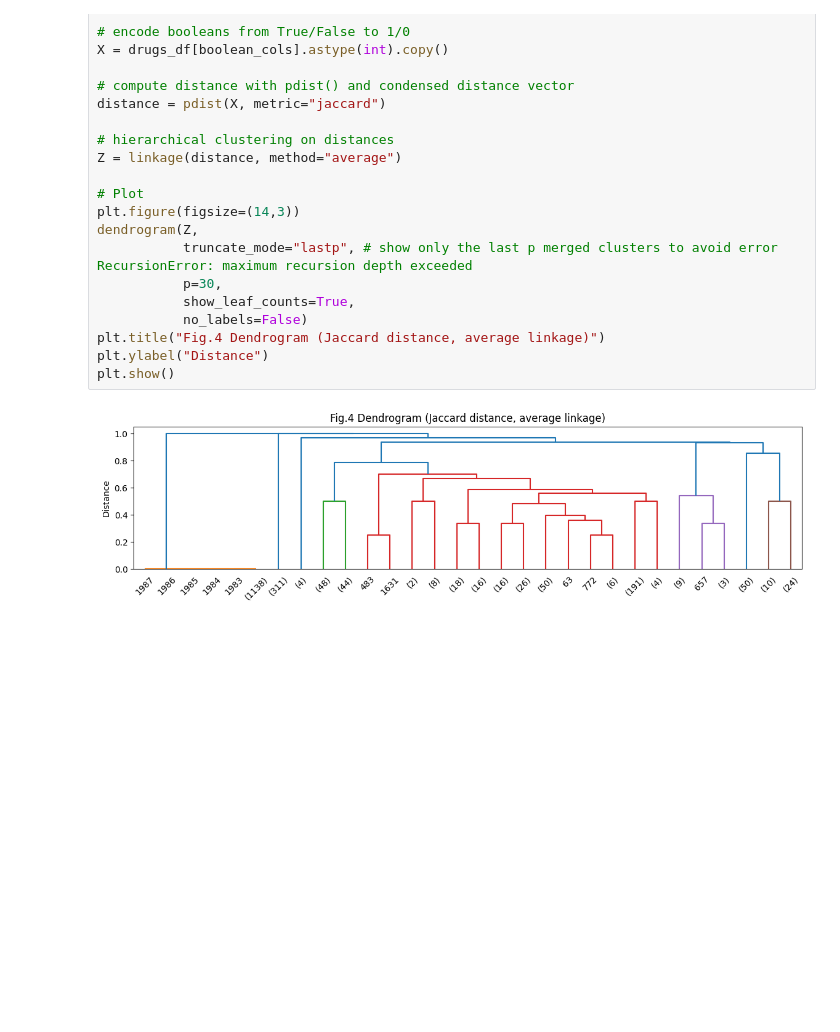
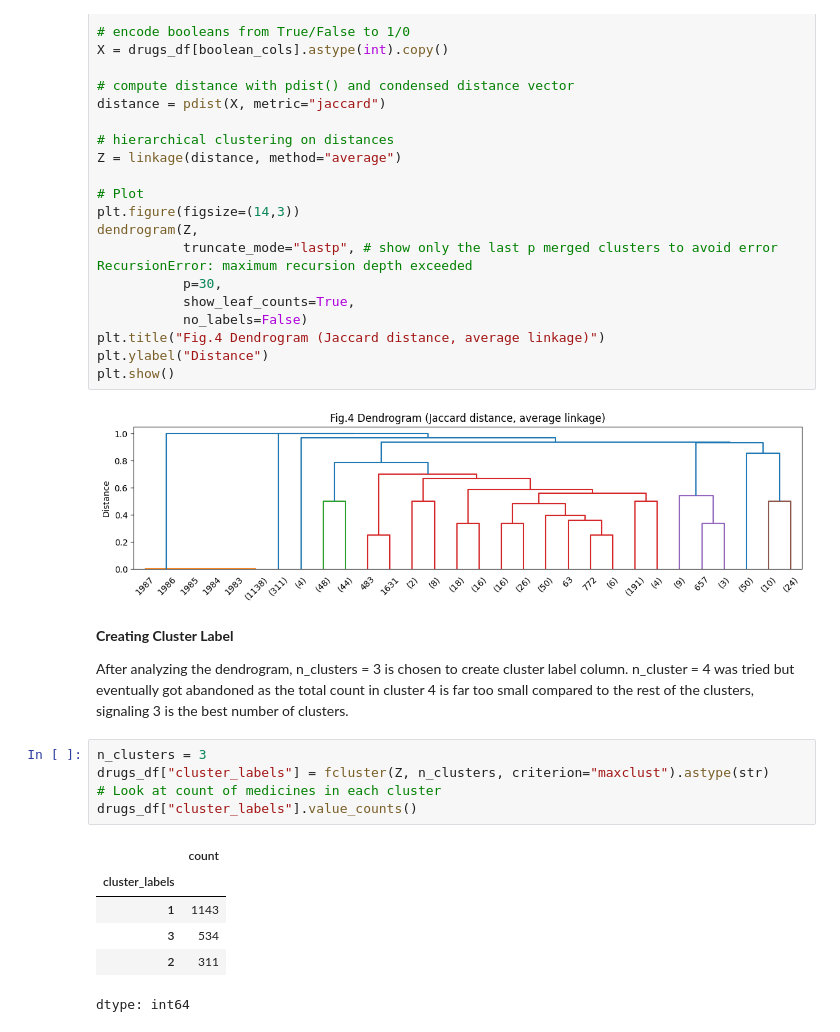
Before and after one commit to SChamnan/ba820-unsupervised-ml-team10-project, a Jupyter notebook: Chamnan_Suon_M4_European_Drugs_Development.ipynb, the cells around one changed output. Saved outputs shown, nothing was run; the diff lists cells and outputs as text; blank space fills up the shorter version.

```diff
--- a/Chamnan_Suon_M4_European_Drugs_Development.ipynb
+++ b/Chamnan_Suon_M4_European_Drugs_Development.ipynb
@@ -741,3 +741,19 @@ plt.ylabel("Distance")
 plt.show()
 # %% [output]
 [figure]
+# %% [markdown]
+**Creating Cluster Label**
+
+After analyzing the dendrogram, n_clusters = 3 is chosen to create cluster label column. n_cluster = 4 was tried but eventually got abandoned as the total count in cluster 4 is far too small compared to the rest of the clusters, signaling 3 is the best number of clusters.
+# %%
+n_clusters = 3
+drugs_df["cluster_labels"] = fcluster(Z, n_clusters, criterion="maxclust").astype(str)
+# Look at count of medicines in each cluster
+drugs_df["cluster_labels"].value_counts()
+# %% [output]
+|  | count |
+| cluster_labels |  |
+| 1 | 1143 |
+| 3 | 534 |
+| 2 | 311 |
+dtype: int64
```
Also changed, not shown: parts of 3 cells of this notebook.
